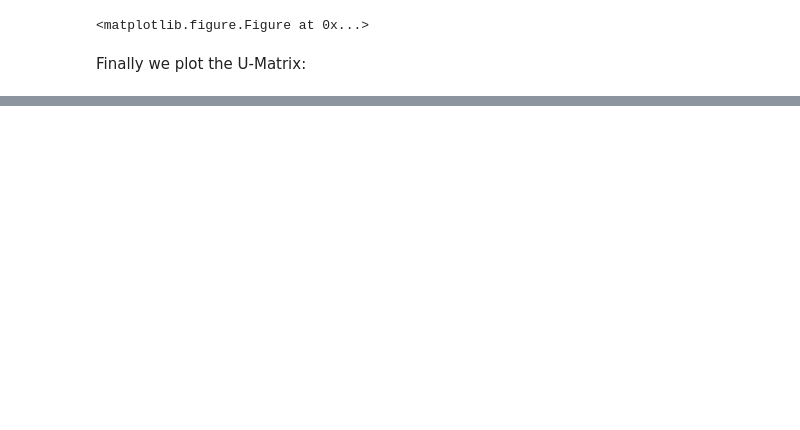
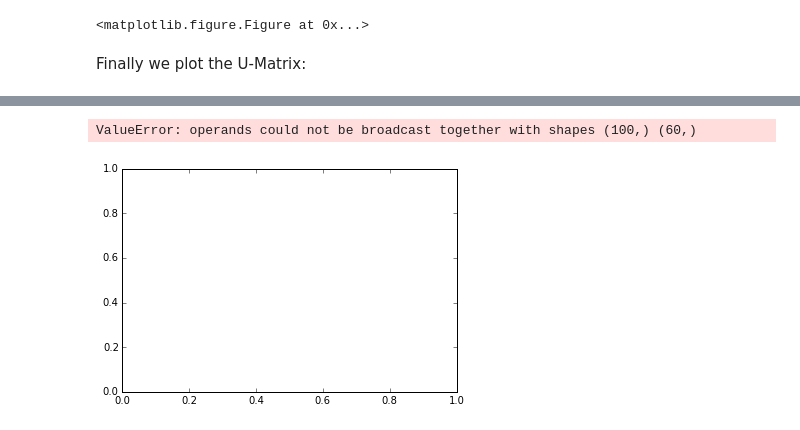
Before and after one commit to peterwittek/ipython-notebooks, a Jupyter notebook: Somoclu in Python.ipynb, the cells around one changed output, grey strips where cells are left out. Cells and saved outputs as stored; diff of their text form; code cells hidden in the pictures; blank space fills up the shorter version.

Commit message:
Hexagonal Somoclu map not working

```diff
--- a/Somoclu in Python.ipynb
+++ b/Somoclu in Python.ipynb
@@ -48 +48,9 @@ som.view_umatrix(colormap="Spectral_r", bestmatches=True,
 <matplotlib.figure.Figure at 0x...>
+# %%
+nSomX, nSomY = 100, 60
+som = somoclu.Somoclu(nSomX, nSomY, data=data)
+som.train(nEpoch=30, gridType="hexagonal")
+som.view_umatrix()
+# %% [output]
+ValueError: operands could not be broadcast together with shapes (100,) (60,)
+[figure, added]
```
Also changed, not shown: parts of 4 cells of this notebook.
